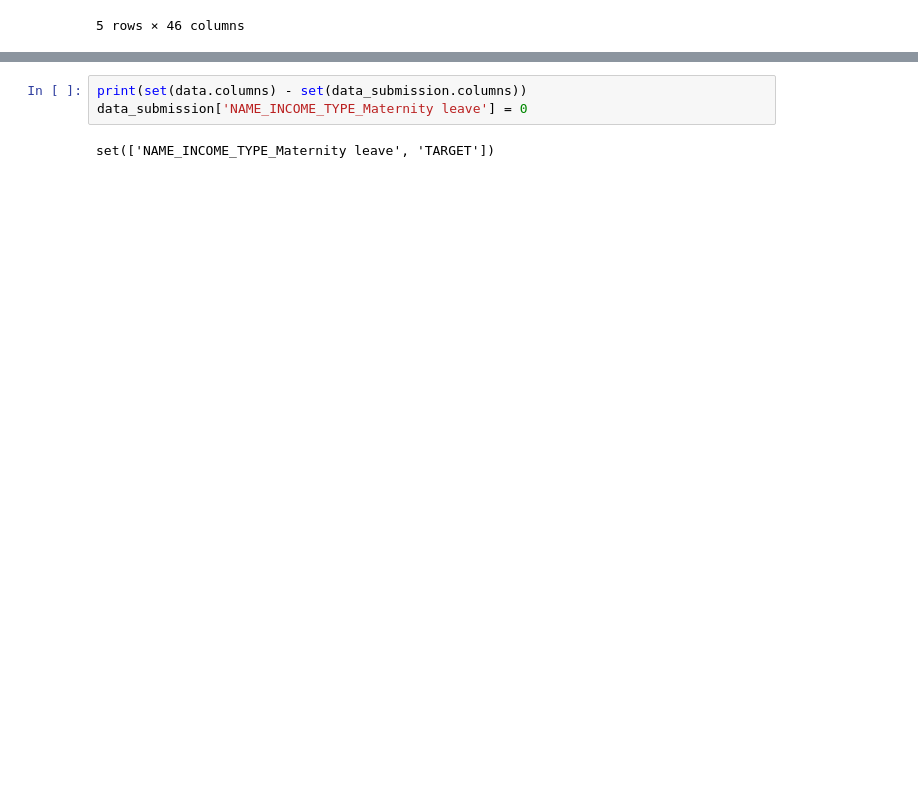
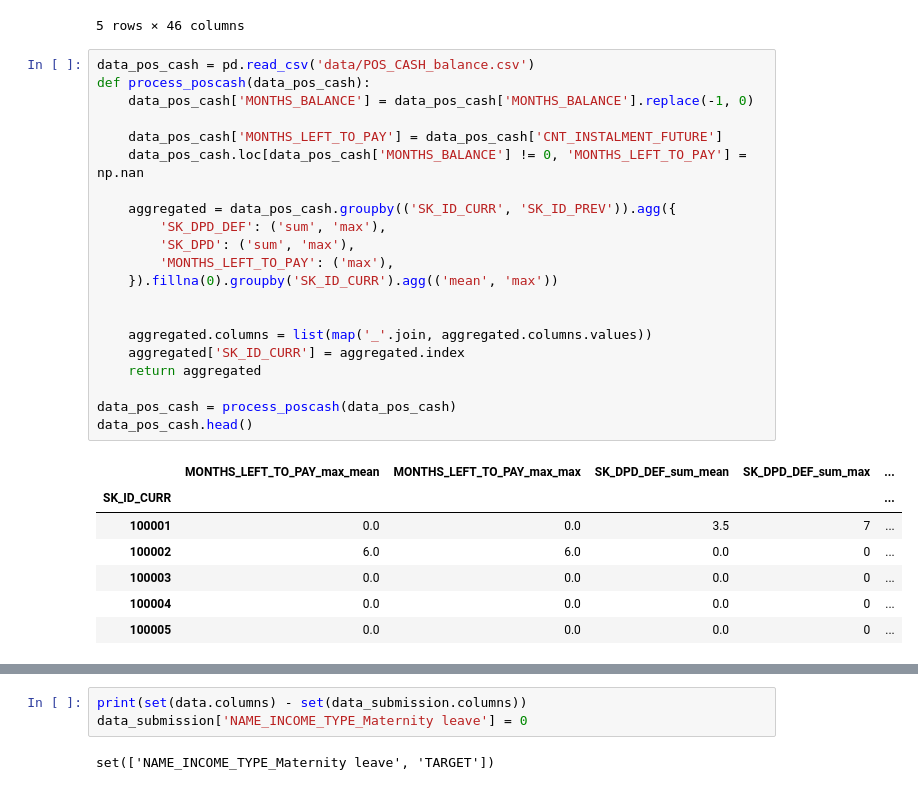
Before and after one commit to MAGomes95/KaggleCreditRisk, a Jupyter notebook: main.ipynb, the cells around one changed output, grey strips where cells are left out. Saved outputs shown, nothing was run; the diff lists cells and outputs as text; blank space fills up the shorter version.

```diff
--- a/main.ipynb
+++ b/main.ipynb
@@ -199,6 +196,35 @@ data_bureau.head()
 | 3 | 100004 | 0.0 | 2 | 1.000000 | 2 | ... |
 | 4 | 100005 | 0.0 | 3 | 0.333333 | 3 | ... |
 5 rows × 46 columns
+# %%
+data_pos_cash = pd.read_csv('data/POS_CASH_balance.csv')
+def process_poscash(data_pos_cash):
+    data_pos_cash['MONTHS_BALANCE'] = data_pos_cash['MONTHS_BALANCE'].replace(-1, 0)
+
+    data_pos_cash['MONTHS_LEFT_TO_PAY'] = data_pos_cash['CNT_INSTALMENT_FUTURE']
+    data_pos_cash.loc[data_pos_cash['MONTHS_BALANCE'] != 0, 'MONTHS_LEFT_TO_PAY'] = np.nan
+
+    aggregated = data_pos_cash.groupby(('SK_ID_CURR', 'SK_ID_PREV')).agg({
+        'SK_DPD_DEF': ('sum', 'max'),
+        'SK_DPD': ('sum', 'max'),
+        'MONTHS_LEFT_TO_PAY': ('max'),
+    }).fillna(0).groupby('SK_ID_CURR').agg(('mean', 'max'))
+
+
+    aggregated.columns = list(map('_'.join, aggregated.columns.values))
+    aggregated['SK_ID_CURR'] = aggregated.index
+    return aggregated
+
+data_pos_cash = process_poscash(data_pos_cash)
+data_pos_cash.head()
+# %% [output]
+|  | MONTHS_LEFT_TO_PAY_max_mean | MONTHS_LEFT_TO_PAY_max_max | SK_DPD_DEF_sum_mean | SK_DPD_DEF_sum_max | ... |
+| SK_ID_CURR |  |  |  |  | ... |
+| 100001 | 0.0 | 0.0 | 3.5 | 7 | ... |
+| 100002 | 6.0 | 6.0 | 0.0 | 0 | ... |
+| 100003 | 0.0 | 0.0 | 0.0 | 0 | ... |
+| 100004 | 0.0 | 0.0 | 0.0 | 0 | ... |
+| 100005 | 0.0 | 0.0 | 0.0 | 0 | ... |
 # %%
 data = data.merge(previous_data, on='SK_ID_CURR', how='left', suffixes=('', '_previous'))
 data_submission = data_submission.merge(previous_data, on='SK_ID_CURR', how='left', suffixes=('', '_previous'))
```
Also changed, not shown: parts of 11 cells of this notebook, 4 other files.
